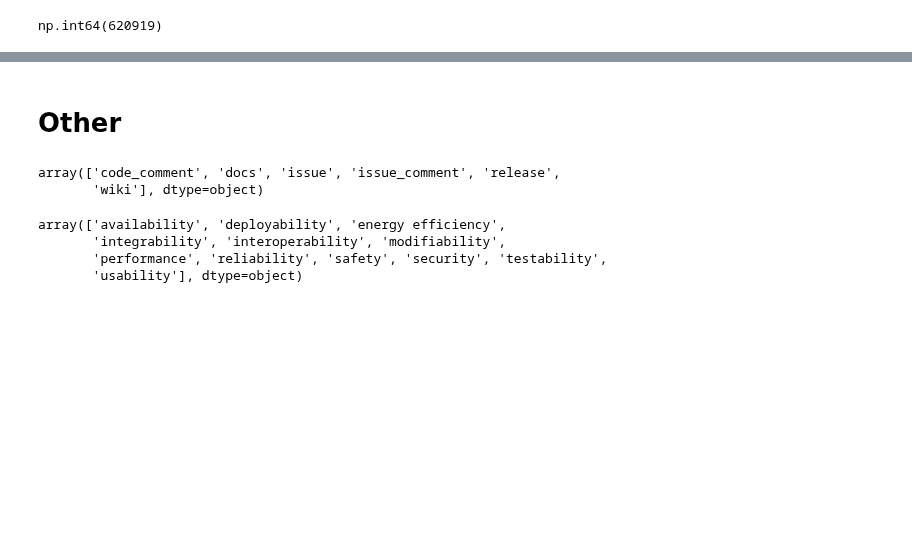
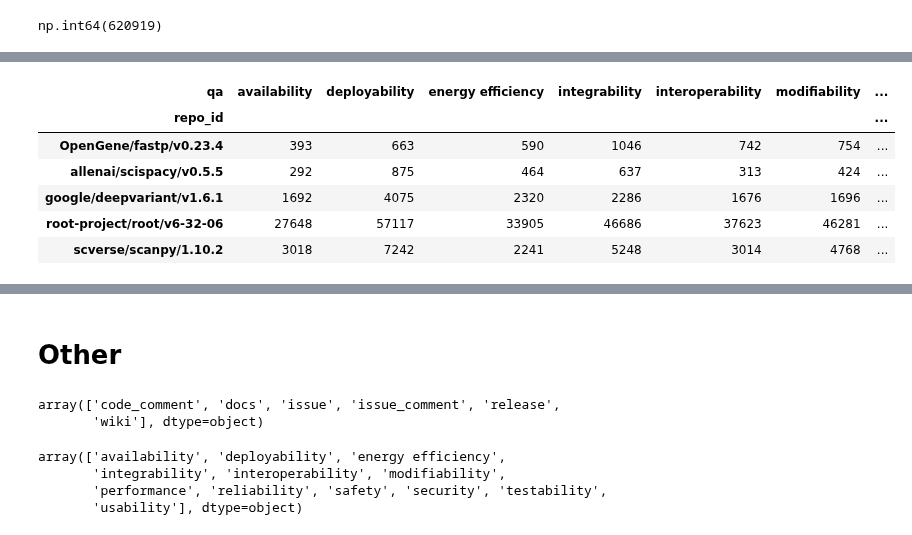
Before and after one commit to dmitrijs-voronovs/scientific-software-architecture-analysis, a Jupyter notebook: processing_pipeline/analysis/merged.ipynb, the cells around one changed output, grey strips where cells are left out. Saved outputs shown, nothing was run; the diff lists cells and outputs as text; code cells hidden in the pictures; blank space fills up the shorter version.

```diff
--- a/processing_pipeline/analysis/merged.ipynb
+++ b/processing_pipeline/analysis/merged.ipynb
@@ -117,0 +121,11 @@ r1_grp
+# %%
+r1_2 = df[df.s1_passed].pivot_table(index=["repo_id"], columns="qa", values="nsimilar", aggfunc="sum")
+r1_2
+# %% [output]
+| qa | availability | deployability | energy efficiency | integrability | interoperability | modifiability | ... |
+| repo_id |  |  |  |  |  |  | ... |
+| OpenGene/fastp/v0.23.4 | 393 | 663 | 590 | 1046 | 742 | 754 | ... |
+| allenai/scispacy/v0.5.5 | 292 | 875 | 464 | 637 | 313 | 424 | ... |
+| google/deepvariant/v1.6.1 | 1692 | 4075 | 2320 | 2286 | 1676 | 1696 | ... |
+| root-project/root/v6-32-06 | 27648 | 57117 | 33905 | 46686 | 37623 | 46281 | ... |
+| scverse/scanpy/1.10.2 | 3018 | 7242 | 2241 | 5248 | 3014 | 4768 | ... |
```
Also changed, not shown: parts of 16 cells of this notebook.
